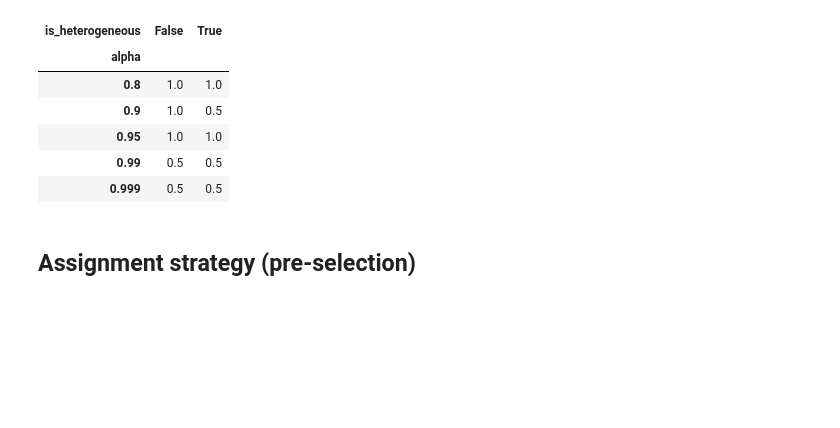
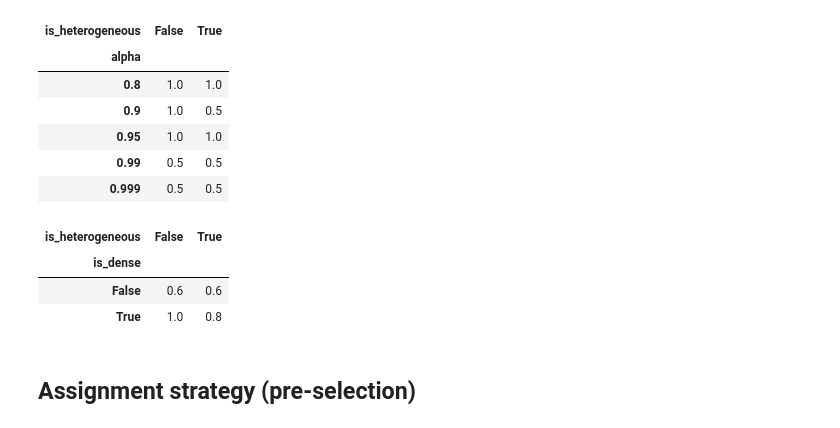
Before and after one commit to BodenmillerGroup/spellmatch, a Jupyter notebook: data/benchmarks/psa_swap_alpha/analysis.ipynb, the cells around one changed output. Saved outputs shown, nothing was run; the diff lists cells and outputs as text; code cells hidden in the pictures; blank space fills up the shorter version.

```diff
--- a/data/benchmarks/psa_swap_alpha/analysis.ipynb
+++ b/data/benchmarks/psa_swap_alpha/analysis.ipynb
@@ -108,3 +67,11 @@ df.groupby(["alpha", "is_heterogeneous"])["converged"].mean().to_frame(name="fra
+# %%
+df.groupby(["is_dense", "is_heterogeneous"])["converged"].mean().to_frame(name="frac_converged").reset_index()\
+    .pivot(index="is_dense", columns="is_heterogeneous", values="frac_converged")
+# %% [output]
+| is_heterogeneous | False | True |
+| is_dense |  |  |
+| False | 0.6 | 0.6 |
+| True | 1.0 | 0.8 |
 # %% [markdown]
 ## Assignment strategy (pre-selection)
 # %%
```
Also changed, not shown: parts of 2 cells of this notebook, 3 other files.
